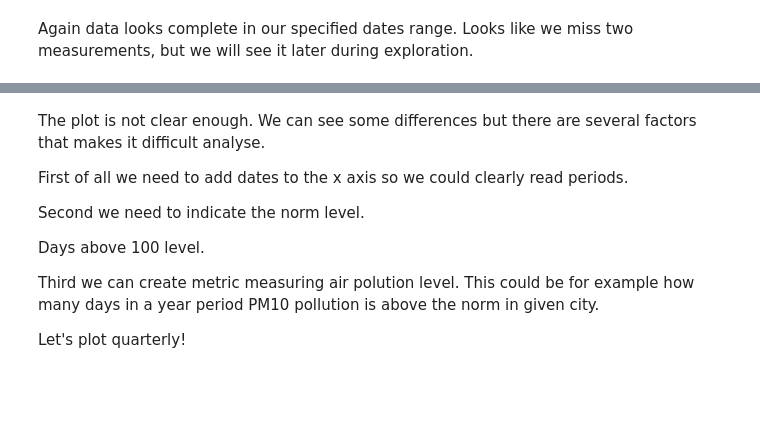
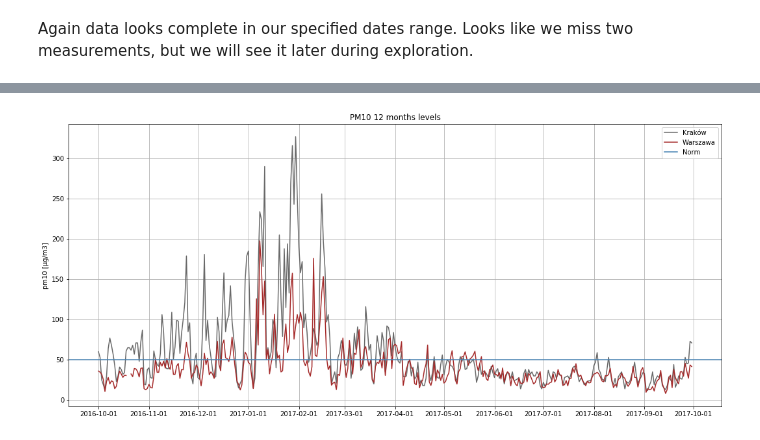
Before and after one commit to msznajder/bitcoin_price_changes_quick_analysis, a Jupyter notebook: #001 How does daily PM10 air pollution level differs between Kraków and Warsaw? (09-10-2017).ipynb, the cells around one changed output, grey strips where cells are left out. Saved outputs shown, nothing was run; the diff lists cells and outputs as text; code cells hidden in the pictures; blank space fills up the shorter version.

```diff
--- a/#001 How does daily PM10 air pollution level differs between Kraków and Warsaw? (09-10-2017).ipynb
+++ b/#001 How does daily PM10 air pollution level differs between Kraków and Warsaw? (09-10-2017).ipynb
@@ -258,12 +255,18 @@ axes.legend(loc=0)
-# %% [markdown]
-The plot is not clear enough. We can see some differences but there are several factors that makes it difficult analyse.
-
-First of all we need to add dates to the x axis so we could clearly read periods.
-
-Second we need to indicate the norm level.
-
-Days above 100 level.
-
-Third we can create metric measuring air polution level. This could be for example how many days in a year period PM10 pollution is above the norm in given city.
-
-Let's plot quarterly!
+# %%
+def plot_pm10_comparison_data(axes, data1, data2, label1, label2, title):
+    months = MonthLocator(range(1, 13), bymonthday=1, interval=1)
+    monthsFmt = DateFormatter("%Y-%m-%d")
+    axes.plot_date(data1['date'], data1["pm10 [µg/m3]"], fmt='m', color="dimgrey", label=label1)
+    axes.plot_date(data2['date'], data2["pm10 [µg/m3]"], fmt='m', color="brown", label=label2)
+    axes.axhline(y=50, color='steelblue', label="Norm")
+    axes.xaxis.set_major_locator(months)
+    axes.xaxis.set_major_formatter(monthsFmt)
+    axes.set_ylabel("pm10 [µg/m3]")
+    axes.set_title(title)
+    axes.grid(True)
+    axes.legend(loc=0)
+
+fig, axes = plt.subplots(figsize=(18, 8))
+plot_pm10_comparison_data(axes, krakow_df, warszawa_df, "Kraków", "Warszawa", "PM10 12 months levels")
+# %% [output]
+[figure, added]
```
Also changed, not shown: parts of 21 cells of this notebook.
